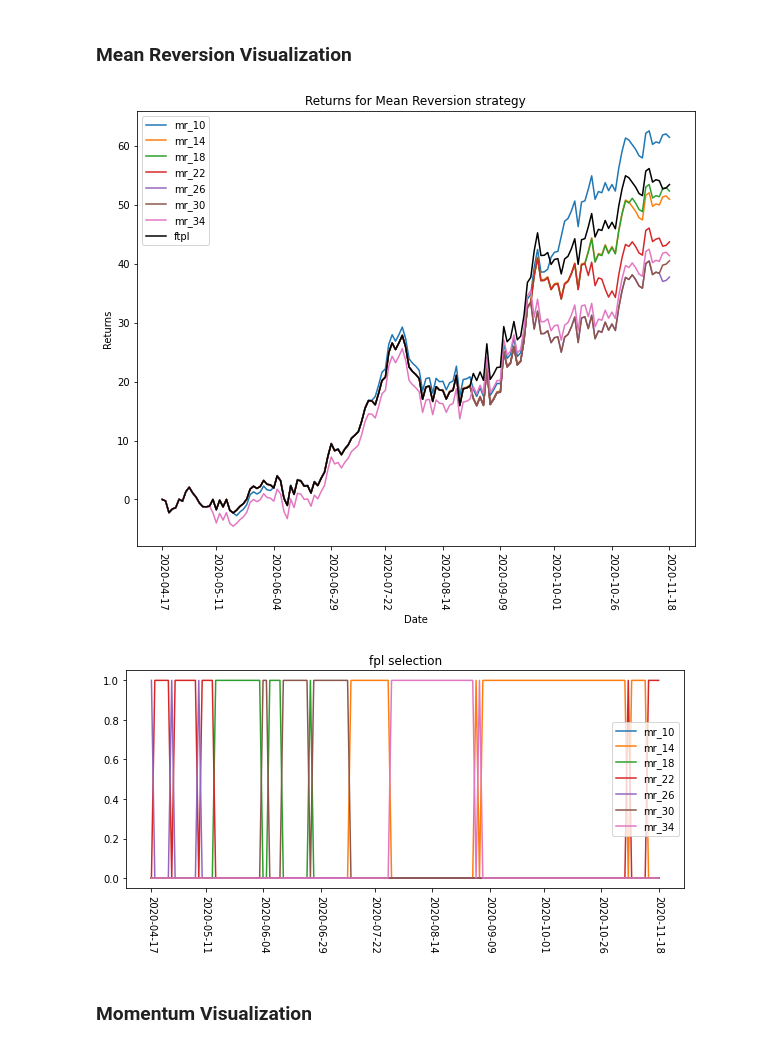
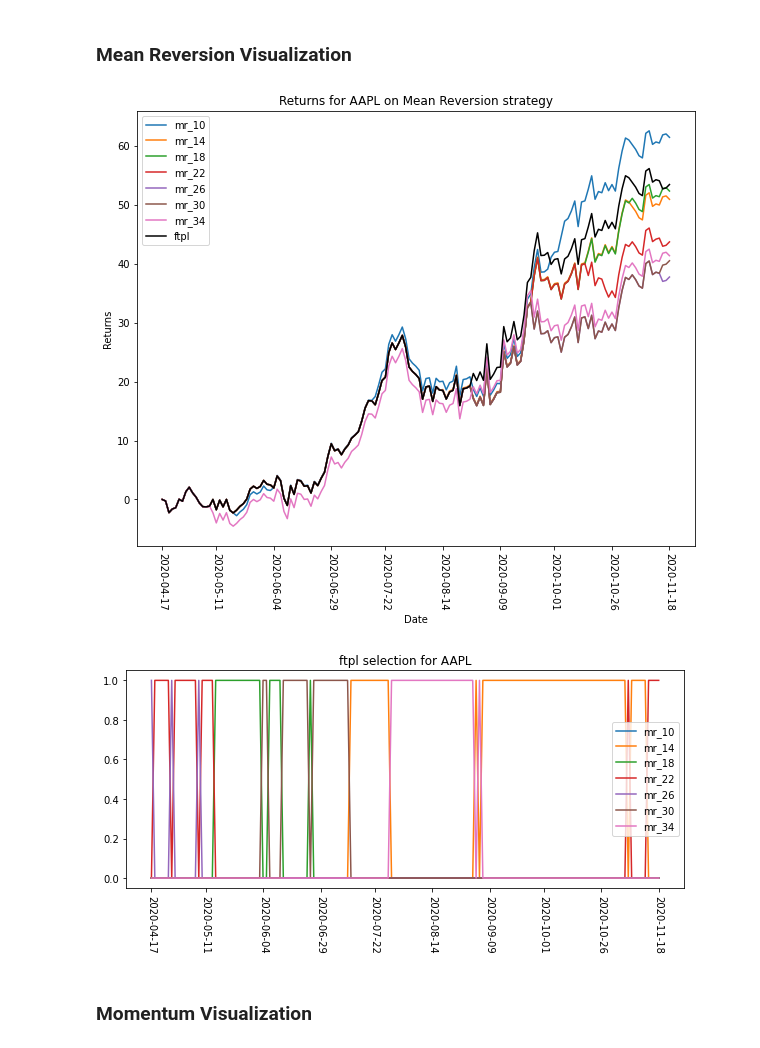
Before and after one commit to luisgonzalex/ftlp_stocks_analysis, a Jupyter notebook: fpl_AAPL.ipynb, the cells around one changed output. Cells and saved outputs as stored; diff of their text form; code cells hidden in the pictures.

```diff
--- a/fpl_AAPL.ipynb
+++ b/fpl_AAPL.ipynb
@@ -19,6 +19,7 @@ fname = 'csv_data/clean_data/aapl_dailys_clean.csv'
 returns = utils.load_data(fname)
 arima_fname = 'csv_data/clean_data/aapl_daily_05-18_clean.csv'
 arima_data = pd.read_csv(arima_fname, index_col=0, squeeze=True)['return']
+stock_name = 'AAPL'
 # %% [markdown]
 <h2 id="Model Setup">Model Setup<a class="anchor-link" href="#Model-Setup">¶</a></h2>
 # %%
@@ -74,10 +75,10 @@ Running model for ARIMA strategy
 # %% [markdown]
 ### Mean Reversion Visualization
 # %%
-utils.visualize(experiments, 'Mean Reversion')
+utils.visualize(experiments, 'Mean Reversion', stock_name, True)
 # %% [output]
-[figure, old version]
+[figure, new version]
-[figure, old version]
+[figure, new version]
 # %% [markdown]
 ### Momentum Visualization
 # %%
```
Also changed, not shown: parts of 2 cells of this notebook, 17 other files.
